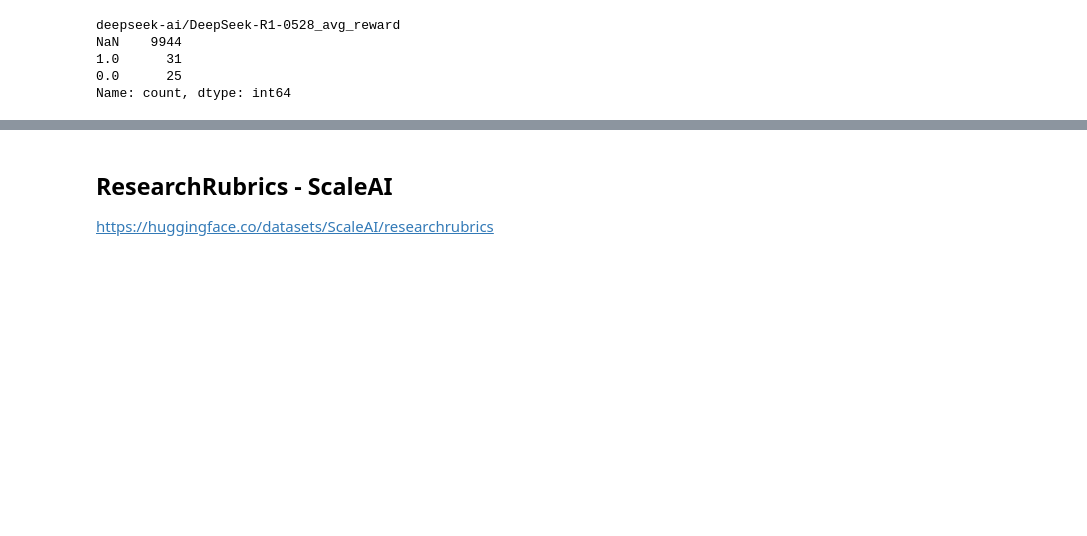
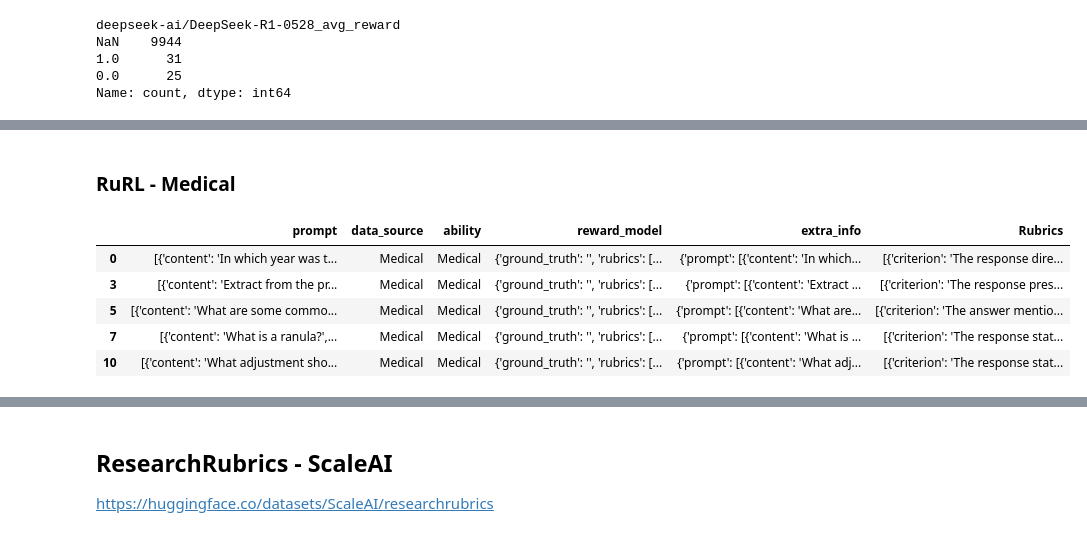
Before and after one commit to lucaspecina/grubrics-science, a Jupyter notebook: explore_datasets.ipynb, the cells around one changed output, grey strips where cells are left out. Saved outputs shown, nothing was run; the diff lists cells and outputs as text; code cells hidden in the pictures; blank space fills up the shorter version.

```diff
--- a/explore_datasets.ipynb
+++ b/explore_datasets.ipynb
@@ -429,0 +552,15 @@ df_sample[:100].to_csv('data/primeintellect-synthetic-2/synthetic-2-sample-100.c
+# %% [markdown]
+### RuRL - Medical
+# %%
+import pandas as pd
+
+# Leer el parquet en path 'rurbichub_v1_Science.parquet'
+df = pd.read_parquet('rurbichub_v1_Medical.parquet')
+df.head(5)
+# %% [output]
+|  | prompt | data_source | ability | reward_model | extra_info | Rubrics |
+| 0 | [{'content': 'In which year was t... | Medical | Medical | {'ground_truth': '', 'rubrics': [... | {'prompt': [{'content': 'In which... | [{'criterion': 'The response dire... |
+| 3 | [{'content': 'Extract from the pr... | Medical | Medical | {'ground_truth': '', 'rubrics': [... | {'prompt': [{'content': 'Extract ... | [{'criterion': 'The response pres... |
+| 5 | [{'content': 'What are some commo... | Medical | Medical | {'ground_truth': '', 'rubrics': [... | {'prompt': [{'content': 'What are... | [{'criterion': 'The answer mentio... |
+| 7 | [{'content': 'What is a ranula?',... | Medical | Medical | {'ground_truth': '', 'rubrics': [... | {'prompt': [{'content': 'What is ... | [{'criterion': 'The response stat... |
+| 10 | [{'content': 'What adjustment sho... | Medical | Medical | {'ground_truth': '', 'rubrics': [... | {'prompt': [{'content': 'What adj... | [{'criterion': 'The response stat... |
```
Also changed, not shown: parts of 34 cells of this notebook, 7 other files.
